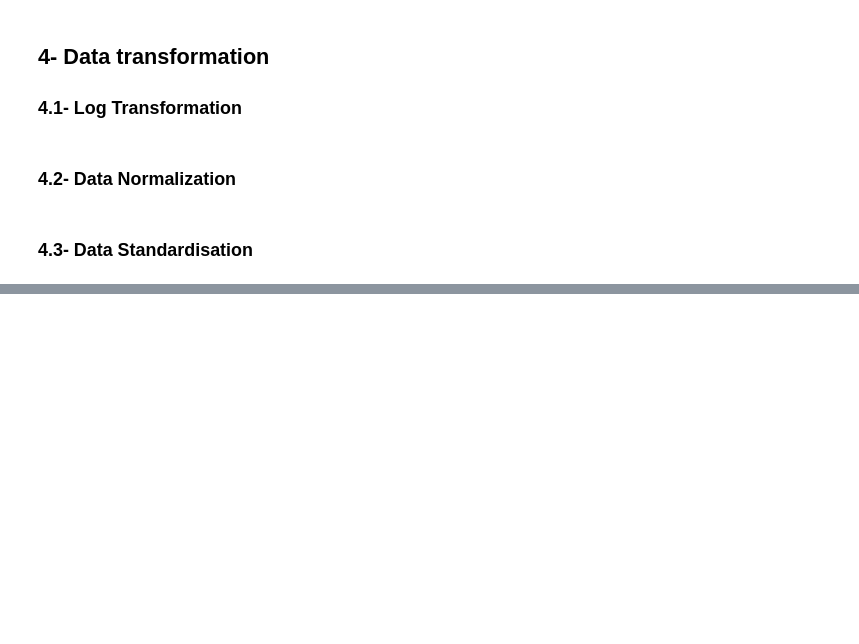
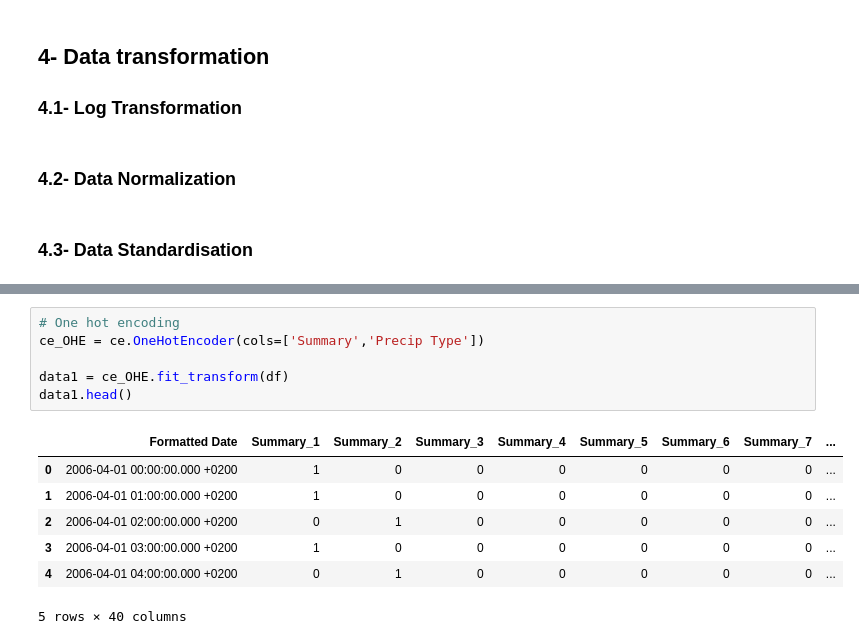
Before and after one commit to BaddyMAK/Data_cleaning_and_transformation, a Jupyter notebook: data_cleaning_and_transformation.ipynb, the cells around one changed output, grey strips where cells are left out. Cells and saved outputs as stored; diff of their text form; blank space fills up the shorter version.

```diff
--- a/data_cleaning_and_transformation.ipynb
+++ b/data_cleaning_and_transformation.ipynb
@@ -460,0 +500,14 @@ In fact, there is three method to deal with categorical data:
+# %%
+# One hot encoding
+ce_OHE = ce.OneHotEncoder(cols=['Summary','Precip Type'])
+
+data1 = ce_OHE.fit_transform(df)
+data1.head()
+# %% [output]
+|  | Formatted Date | Summary_1 | Summary_2 | Summary_3 | Summary_4 | Summary_5 | Summary_6 | Summary_7 | ... |
+| 0 | 2006-04-01 00:00:00.000 +0200 | 1 | 0 | 0 | 0 | 0 | 0 | 0 | ... |
+| 1 | 2006-04-01 01:00:00.000 +0200 | 1 | 0 | 0 | 0 | 0 | 0 | 0 | ... |
+| 2 | 2006-04-01 02:00:00.000 +0200 | 0 | 1 | 0 | 0 | 0 | 0 | 0 | ... |
+| 3 | 2006-04-01 03:00:00.000 +0200 | 1 | 0 | 0 | 0 | 0 | 0 | 0 | ... |
+| 4 | 2006-04-01 04:00:00.000 +0200 | 0 | 1 | 0 | 0 | 0 | 0 | 0 | ... |
+5 rows × 40 columns
```
Also changed, not shown: parts of 66 cells of this notebook.
